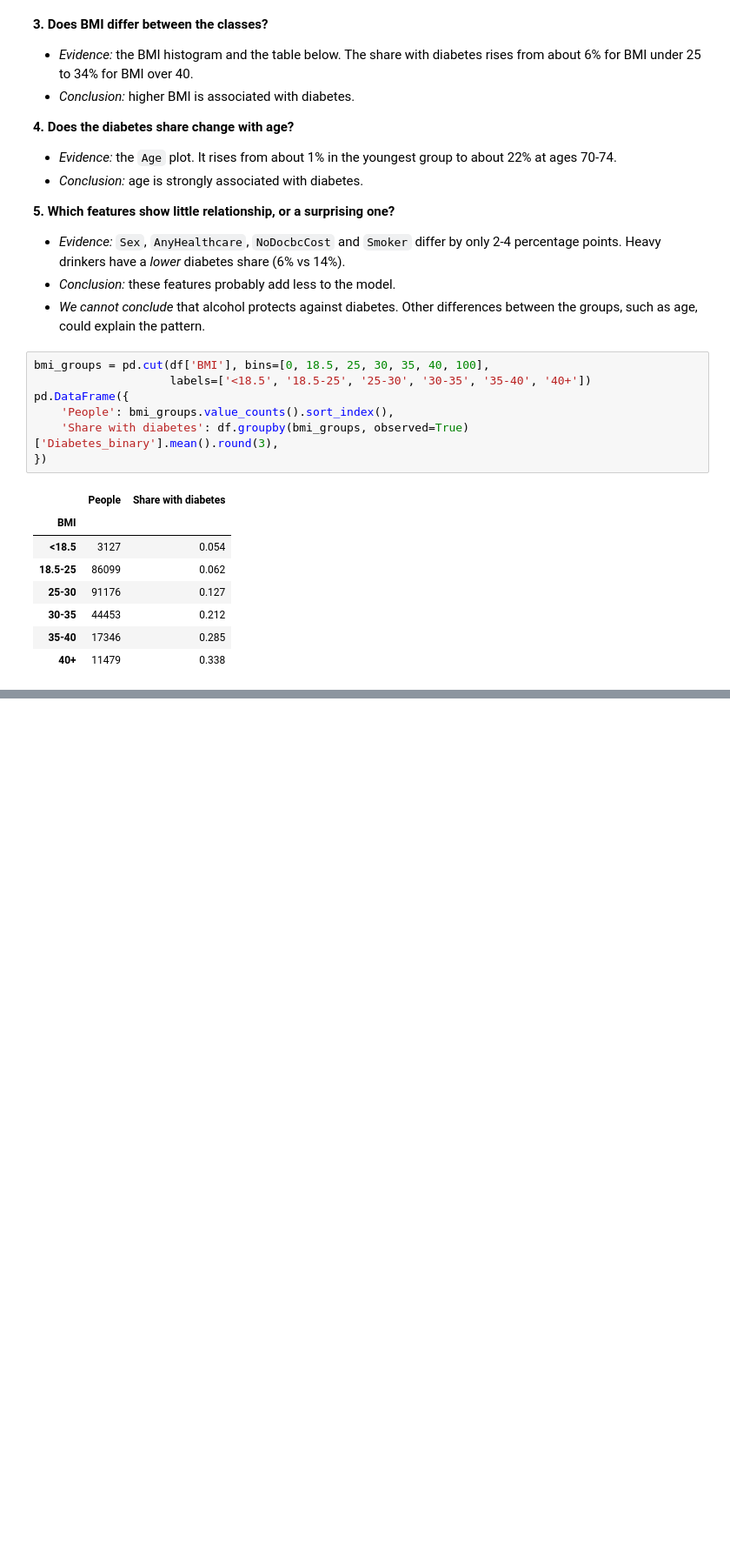
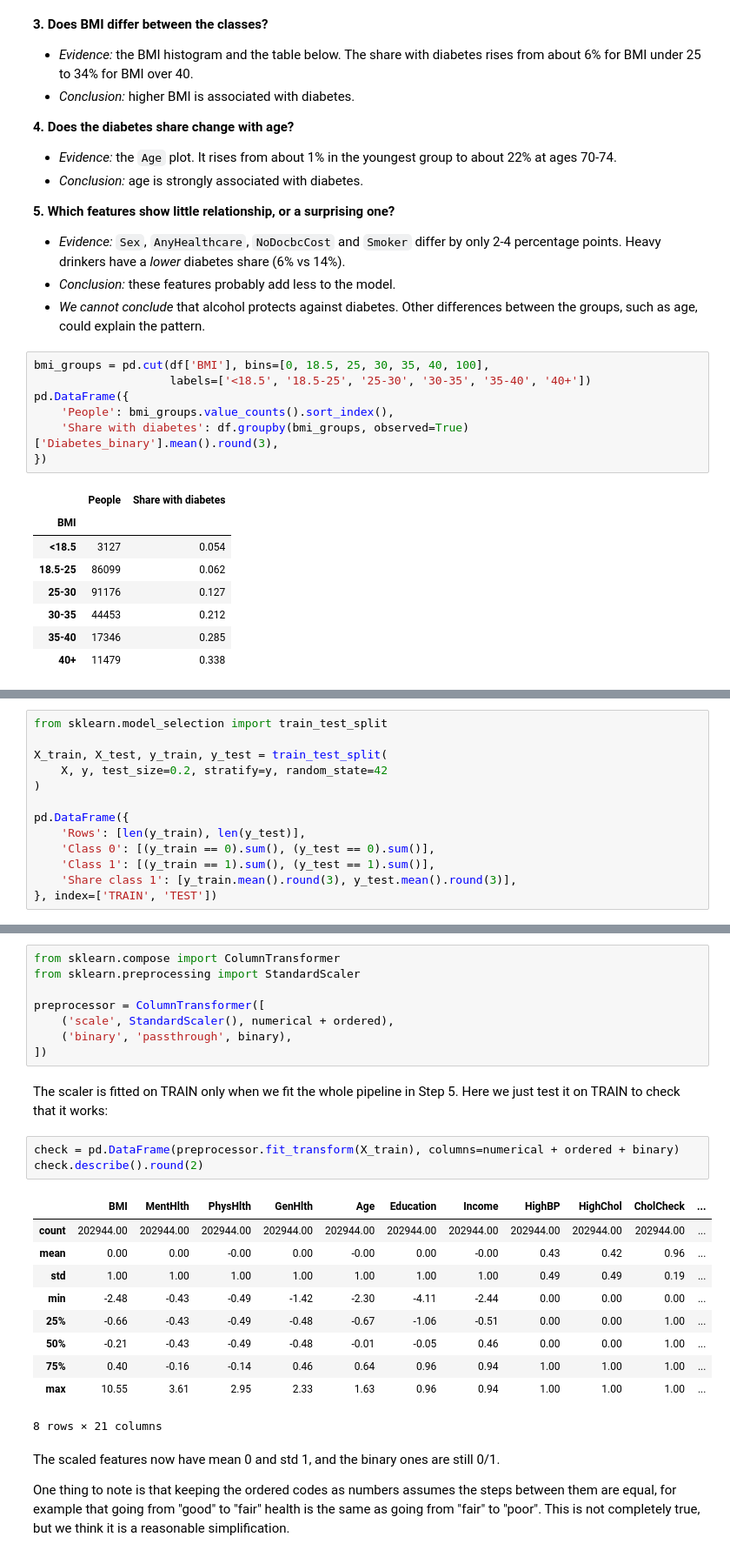
Before and after one commit to Muggenpvp/machine_learning_group2, a Jupyter notebook: assignment2/assignment2.ipynb, the cells around one changed output, grey strips where cells are left out. Shown at 87% size. Saved outputs shown, nothing was run; the diff lists cells and outputs as text; blank space fills up the shorter version.

Commit message:
Split and step 4

```diff
--- a/assignment2/assignment2.ipynb
+++ b/assignment2/assignment2.ipynb
@@ -303,0 +312,13 @@ pd.DataFrame({
+# %%
+from sklearn.model_selection import train_test_split
+
+X_train, X_test, y_train, y_test = train_test_split(
+    X, y, test_size=0.2, stratify=y, random_state=42
+)
+
+pd.DataFrame({
+    'Rows': [len(y_train), len(y_test)],
+    'Class 0': [(y_train == 0).sum(), (y_test == 0).sum()],
+    'Class 1': [(y_train == 1).sum(), (y_test == 1).sum()],
+    'Share class 1': [y_train.mean().round(3), y_test.mean().round(3)],
+}, index=['TRAIN', 'TEST'])
@@ -303,0 +341,28 @@ pd.DataFrame({
+# %%
+from sklearn.compose import ColumnTransformer
+from sklearn.preprocessing import StandardScaler
+
+preprocessor = ColumnTransformer([
+    ('scale', StandardScaler(), numerical + ordered),
+    ('binary', 'passthrough', binary),
+])
+# %% [markdown]
+The scaler is fitted on TRAIN only when we fit the whole pipeline in Step 5. Here we just test it on TRAIN to check that it works:
+# %%
+check = pd.DataFrame(preprocessor.fit_transform(X_train), columns=numerical + ordered + binary)
+check.describe().round(2)
+# %% [output]
+|  | BMI | MentHlth | PhysHlth | GenHlth | Age | Education | Income | HighBP | HighChol | CholCheck | ... |
+| count | 202944.00 | 202944.00 | 202944.00 | 202944.00 | 202944.00 | 202944.00 | 202944.00 | 202944.00 | 202944.00 | 202944.00 | ... |
+| mean | 0.00 | 0.00 | -0.00 | 0.00 | -0.00 | 0.00 | -0.00 | 0.43 | 0.42 | 0.96 | ... |
+| std | 1.00 | 1.00 | 1.00 | 1.00 | 1.00 | 1.00 | 1.00 | 0.49 | 0.49 | 0.19 | ... |
+| min | -2.48 | -0.43 | -0.49 | -1.42 | -2.30 | -4.11 | -2.44 | 0.00 | 0.00 | 0.00 | ... |
+| 25% | -0.66 | -0.43 | -0.49 | -0.48 | -0.67 | -1.06 | -0.51 | 0.00 | 0.00 | 1.00 | ... |
+| 50% | -0.21 | -0.43 | -0.49 | -0.48 | -0.01 | -0.05 | 0.46 | 0.00 | 0.00 | 1.00 | ... |
+| 75% | 0.40 | -0.16 | -0.14 | 0.46 | 0.64 | 0.96 | 0.94 | 1.00 | 1.00 | 1.00 | ... |
+| max | 10.55 | 3.61 | 2.95 | 2.33 | 1.63 | 0.96 | 0.94 | 1.00 | 1.00 | 1.00 | ... |
+8 rows × 21 columns
+# %% [markdown]
+The scaled features now have mean 0 and std 1, and the binary ones are still 0/1.
+
+One thing to note is that keeping the ordered codes as numbers assumes the steps between them are equal, for example that going from "good" to "fair" health is the same as going from "fair" to "poor". This is not completely true, but we think it is a reasonable simplification.
```
Also changed, not shown: parts of 4 cells of this notebook.
